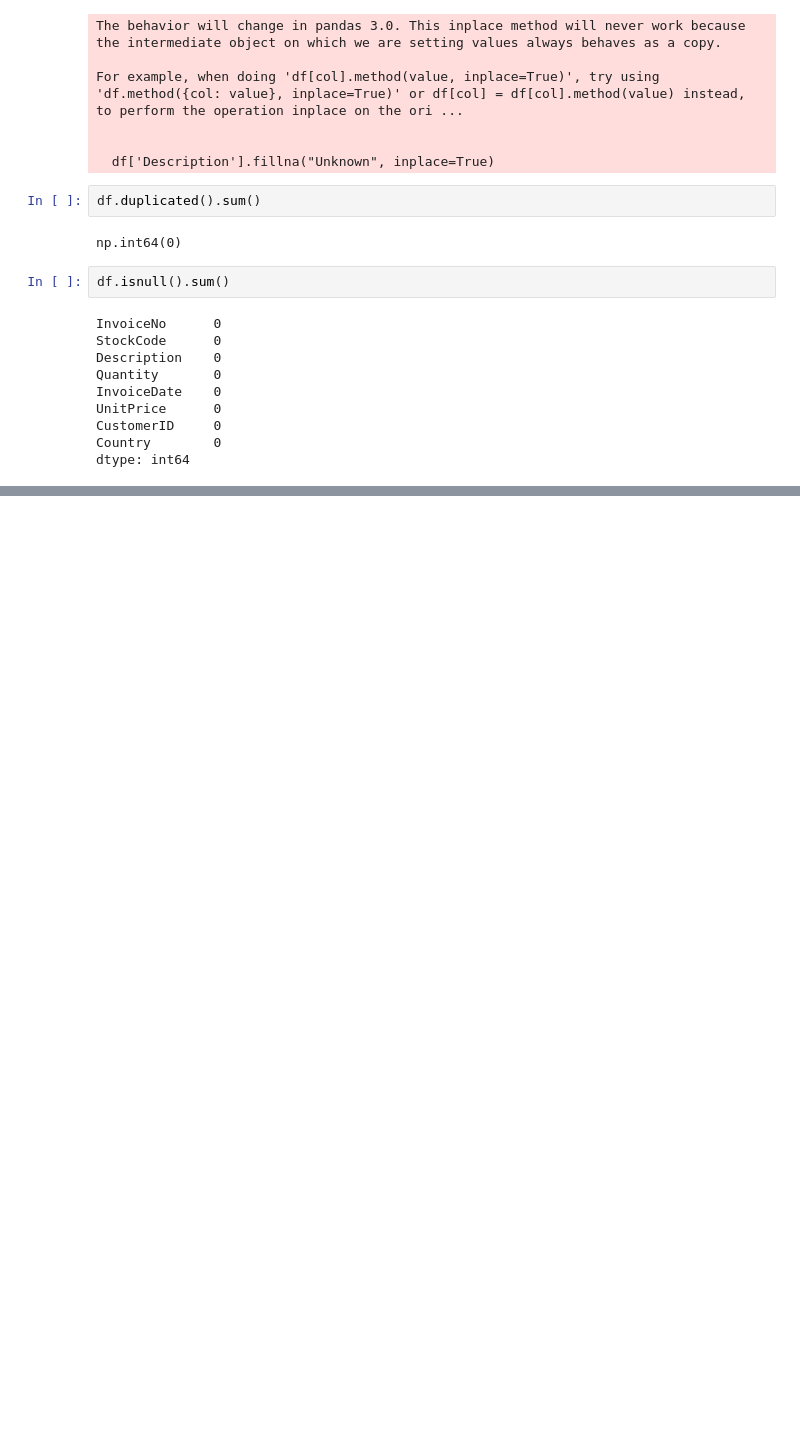
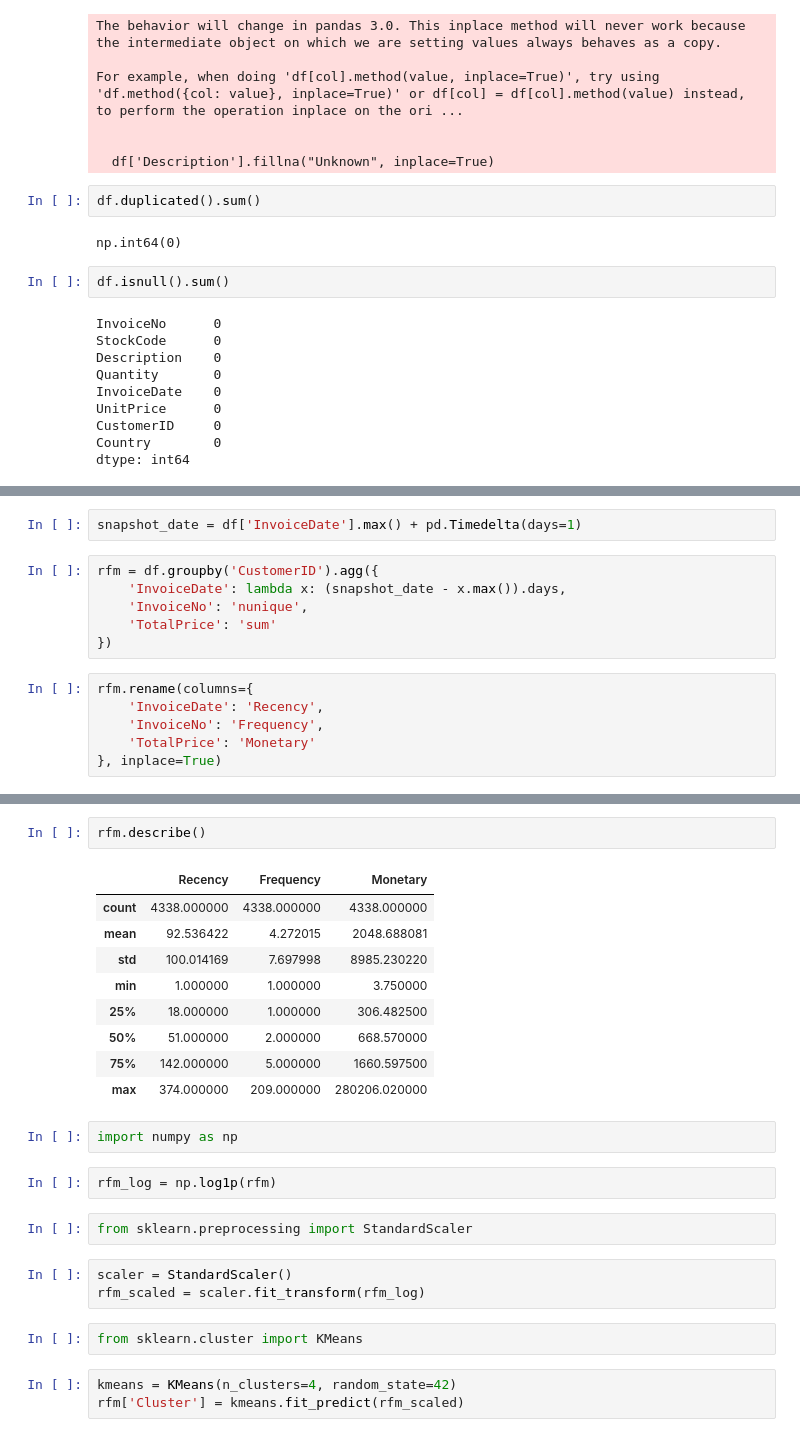
Before and after one commit to Nikhil-choudhary1/Customer_Segmentation_And_Recommendation-System, a Jupyter notebook: notebook/01_EDA.ipynb, the cells around one changed output, grey strips where cells are left out. Saved outputs shown, nothing was run; the diff lists cells and outputs as text; blank space fills up the shorter version.

```diff
--- a/notebook/01_EDA.ipynb
+++ b/notebook/01_EDA.ipynb
@@ -116,0 +186,14 @@ dtype: int64
+# %%
+snapshot_date = df['InvoiceDate'].max() + pd.Timedelta(days=1)
+# %%
+rfm = df.groupby('CustomerID').agg({
+    'InvoiceDate': lambda x: (snapshot_date - x.max()).days,
+    'InvoiceNo': 'nunique',
+    'TotalPrice': 'sum'
+})
+# %%
+rfm.rename(columns={
+    'InvoiceDate': 'Recency',
+    'InvoiceNo': 'Frequency',
+    'TotalPrice': 'Monetary'
+}, inplace=True)
@@ -116,0 +210,26 @@ dtype: int64
+# %%
+rfm.describe()
+# %% [output]
+|  | Recency | Frequency | Monetary |
+| count | 4338.000000 | 4338.000000 | 4338.000000 |
+| mean | 92.536422 | 4.272015 | 2048.688081 |
+| std | 100.014169 | 7.697998 | 8985.230220 |
+| min | 1.000000 | 1.000000 | 3.750000 |
+| 25% | 18.000000 | 1.000000 | 306.482500 |
+| 50% | 51.000000 | 2.000000 | 668.570000 |
+| 75% | 142.000000 | 5.000000 | 1660.597500 |
+| max | 374.000000 | 209.000000 | 280206.020000 |
+# %%
+import numpy as np
+# %%
+rfm_log = np.log1p(rfm)
+# %%
+from sklearn.preprocessing import StandardScaler
+# %%
+scaler = StandardScaler()
+rfm_scaled = scaler.fit_transform(rfm_log)
+# %%
+from sklearn.cluster import KMeans
+# %%
+kmeans = KMeans(n_clusters=4, random_state=42)
+rfm['Cluster'] = kmeans.fit_predict(rfm_scaled)
```
Also changed, not shown: parts of 11 cells of this notebook, 1 other file.
